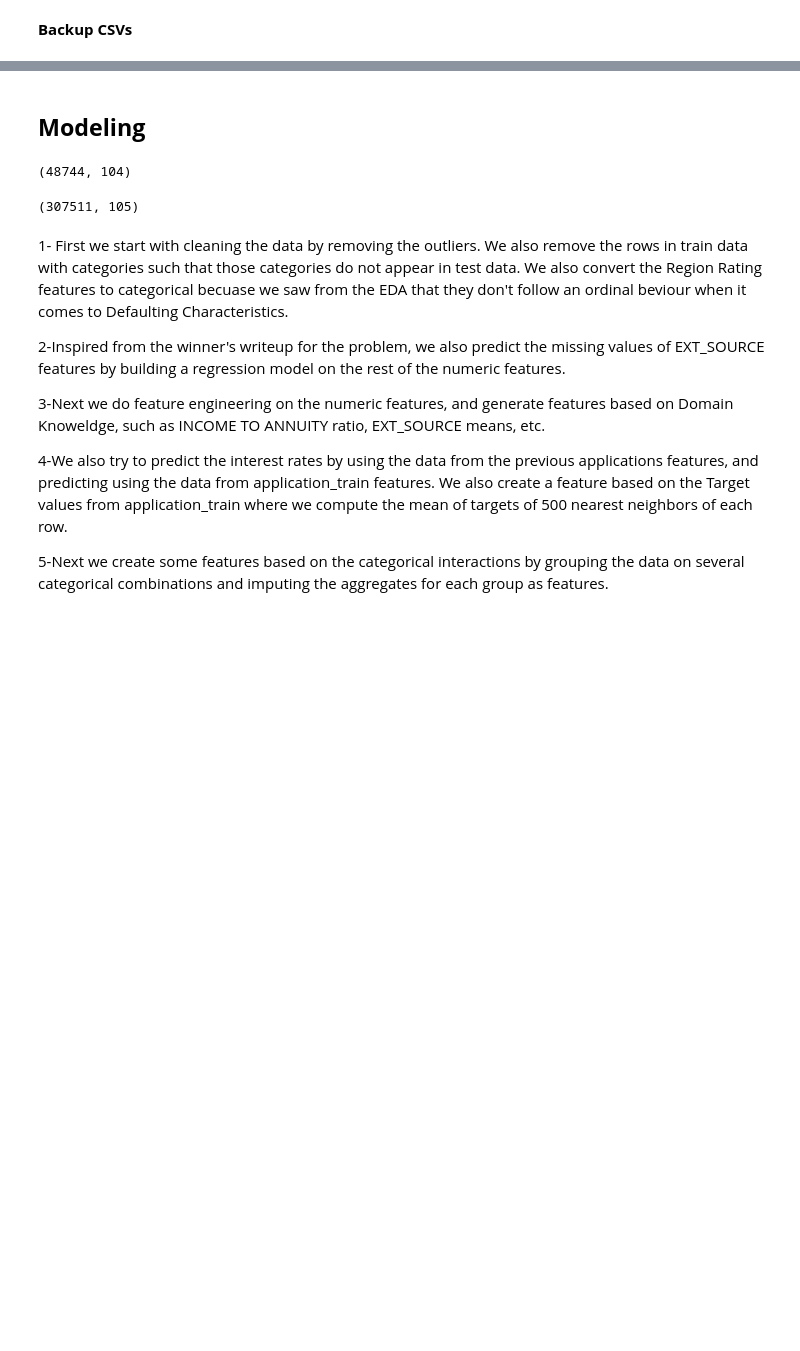
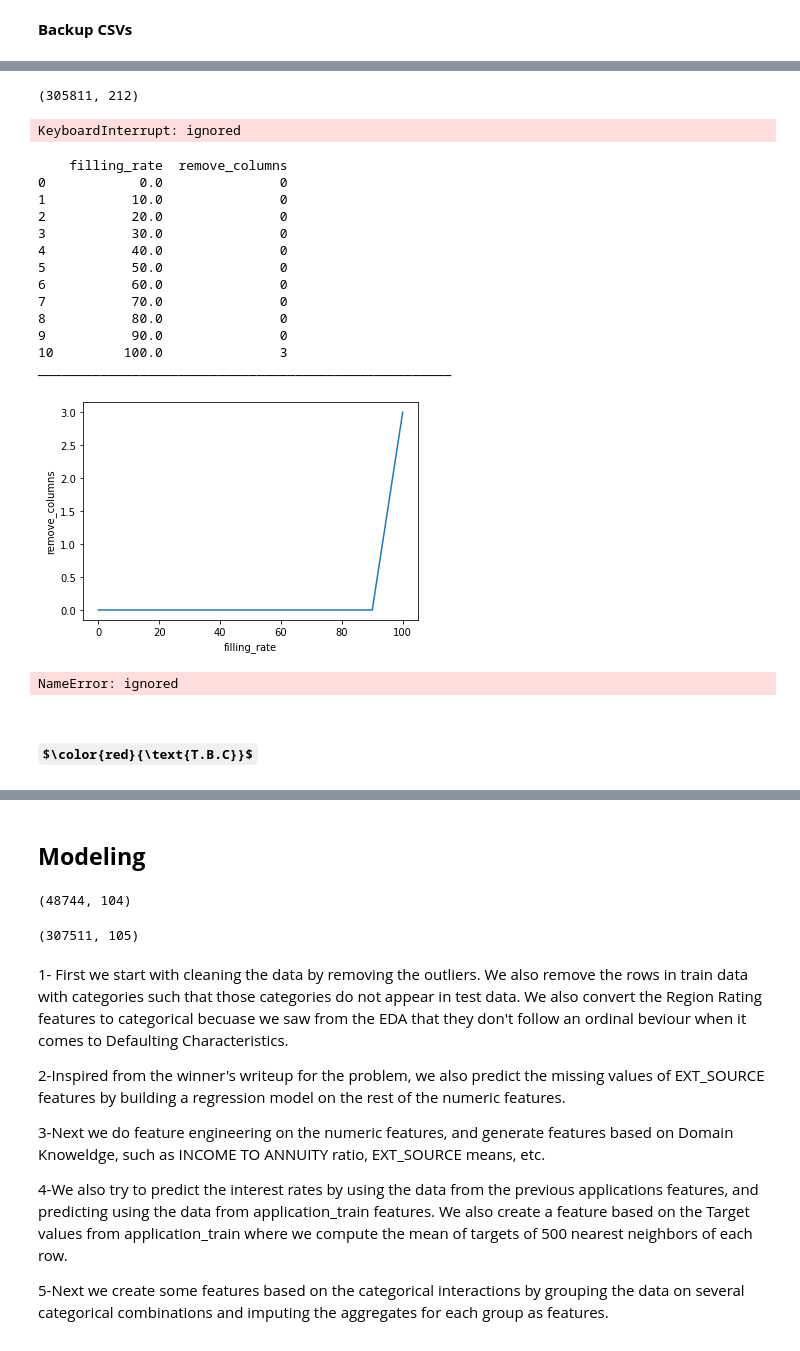
Before and after one commit to Azimoj/Credit-scoring, a Jupyter notebook: Credit__scoring_Modeling.ipynb, the cells around one changed output, grey strips where cells are left out. Cells and saved outputs as stored; diff of their text form; code cells hidden in the pictures; some formulas as TeX source; blank space fills up the shorter version.

```diff
--- a/Credit__scoring_Modeling.ipynb
+++ b/Credit__scoring_Modeling.ipynb
@@ -515,0 +671,7 @@ NameError: ignored
+# %%
+#we will do exponential weighted average on the encoded status
+#this is because if a person had a bad status 2 years ago, it should be given less weightage today
+# we keep the latent variable alpha = 0.8
+#doing this for both weighted status and the status itself
+bureau_balance['EXP_WEIGHTED_STATUS'] = bureau_balance.groupby('SK_ID_BUREAU')['WEIGHTED_STATUS'].transform(lambda x: x.ewm(alpha = 0.8).mean())
+bureau_balance['EXP_ENCODED_STATUS'] = bureau_balance.groupby('SK_ID_BUREAU')['STATUS'].transform(lambda x: x.ewm(alpha = 0.8).mean())
@@ -515,0 +775,3 @@ NameError: ignored
+# %%
+ #merging it with aggregated bureau_balance on 'SK_ID_BUREAU'
+bureau_merged = bureau.merge(aggregated_bureau_balance, on = 'SK_ID_BUREAU', how = 'left')
@@ -515,0 +898,4 @@ NameError: ignored
+# %%
+bureau_merged_aggregated.shape
+# %% [output]
+(305811, 212)
@@ -515,0 +933,52 @@ NameError: ignored
+# %%
+filling_line_rate(bureau_balance)
+# %% [output]
+KeyboardInterrupt: ignored
+# %%
+def filling_col_rate(df):
+
+    find_rate_c = df.copy()
+    find_rate_c = find_rate_c.replace(to_replace = '^nan$', value = np.nan, regex=True)
+    nb_colonne = find_rate_c.shape[1]
+
+    filling_rate = []
+    remove_col = []
+
+    for i in range(0, 11, 1):
+        taux_remplissage = i/10.0
+
+        filling_rate.append(taux_remplissage*100)
+
+        df = find_rate_c[find_rate_c.columns[1-find_rate_c.isnull().mean() > taux_remplissage]]
+
+        #number of columns at the end
+        nb_colonne_supp = nb_colonne - df.shape[1]
+
+        remove_col.append(nb_colonne_supp)
+
+
+    find_rate_c = pd.DataFrame(
+        {'filling_rate': filling_rate,
+          'remove_columns': remove_col
+        })
+    print(find_rate_c )
+    print('===================================================================')
+
+    sns.lineplot(data=find_rate_c, x="filling_rate", y="remove_columns")
+# %%
+filling_col_rate(bureau_balance)
+# %% [output]
+    filling_rate  remove_columns
+0            0.0               0
+1           10.0               0
+2           20.0               0
+3           30.0               0
+4           40.0               0
+5           50.0               0
+6           60.0               0
+7           70.0               0
+8           80.0               0
+9           90.0               0
+10         100.0               3
+_____________________________________________________
+[figure, added]
@@ -515,0 +987,6 @@ NameError: ignored
+# %%
+sns.lineplot(data=find_rate_c, x="filling_rate", y="remove_columns")
+# %% [output]
+NameError: ignored
+# %% [markdown]
+## $\color{red}{\text{T.B.C}}$
```
Also changed, not shown: parts of 157 cells of this notebook.
